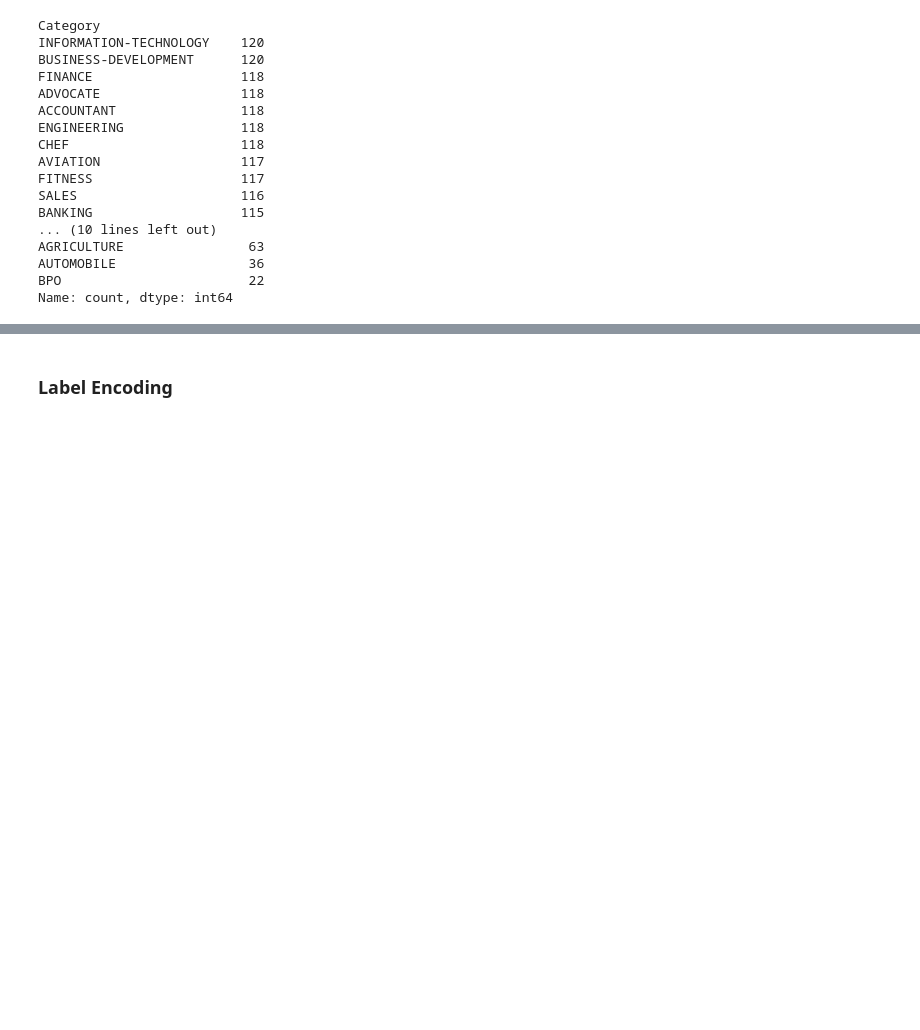
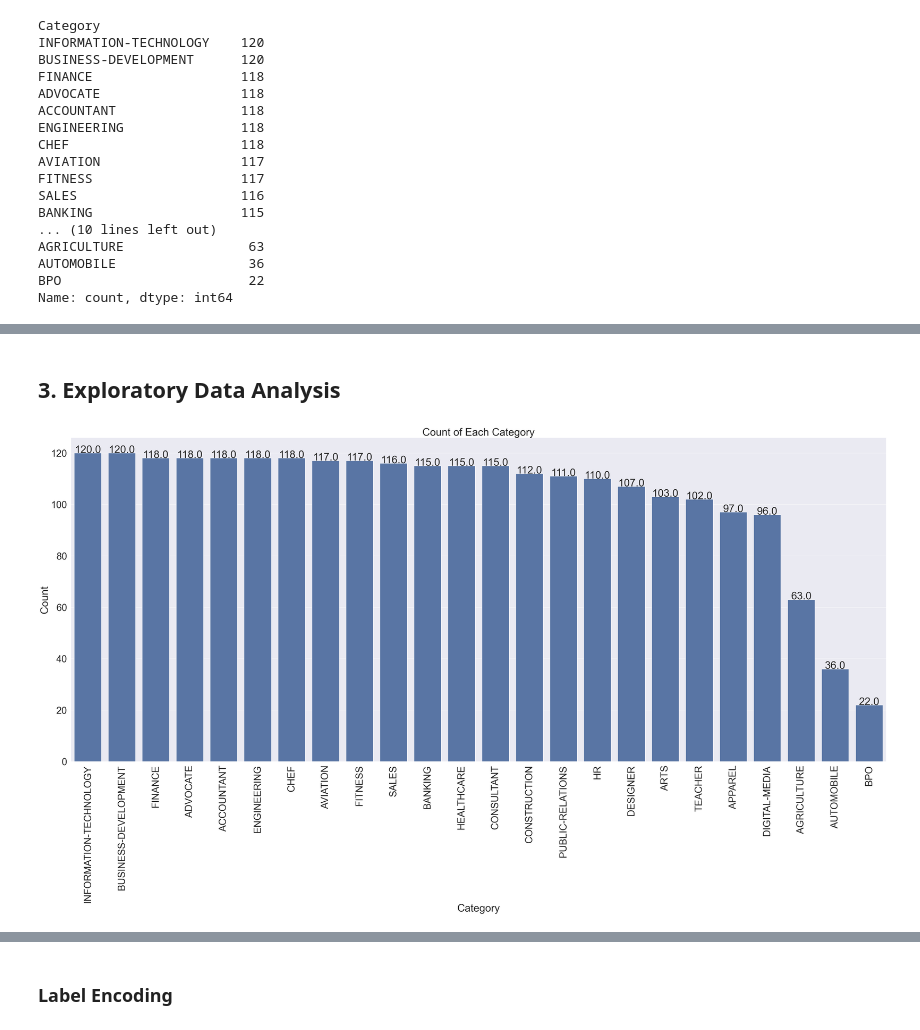
Before and after one commit to aymanrafif/Resume-Classification-Using-Machine-Learning-Models, a Jupyter notebook: Resume Classification Using Machine Learning Models.ipynb, the cells around one changed output, grey strips where cells are left out. Saved outputs shown, nothing was run; the diff lists cells and outputs as text; code cells hidden in the pictures; blank space fills up the shorter version.

Commit message:
update visualization

```diff
--- a/Resume Classification Using Machine Learning Models.ipynb
+++ b/Resume Classification Using Machine Learning Models.ipynb
@@ -191,0 +205,24 @@ Name: count, dtype: int64
+# %% [markdown]
+## 3. Exploratory Data Analysis
+# %%
+sns.set(font_scale=3)
+plt.figure(figsize=(50, 20))
+
+category_counts = df_cleaned['Category'].value_counts()
+category_order = category_counts.index
+color_palette = sns.color_palette("Set2", len(category_order))
+
+ax = sns.countplot(data=df_cleaned, x='Category', order=category_counts.index)
+
+for p in ax.patches:
+    ax.annotate(f'{p.get_height()}', (p.get_x() + p.get_width() / 2., p.get_height()),
+                ha='center', va='center', xytext=(0, 10), textcoords='offset points')
+
+plt.xlabel('Category')
+plt.ylabel('Count')
+plt.title('Count of Each Category')
+plt.xticks(rotation=90)
+
+plt.show()
+# %% [output]
+[figure, added]
```
Also changed, not shown: parts of 39 cells of this notebook.
